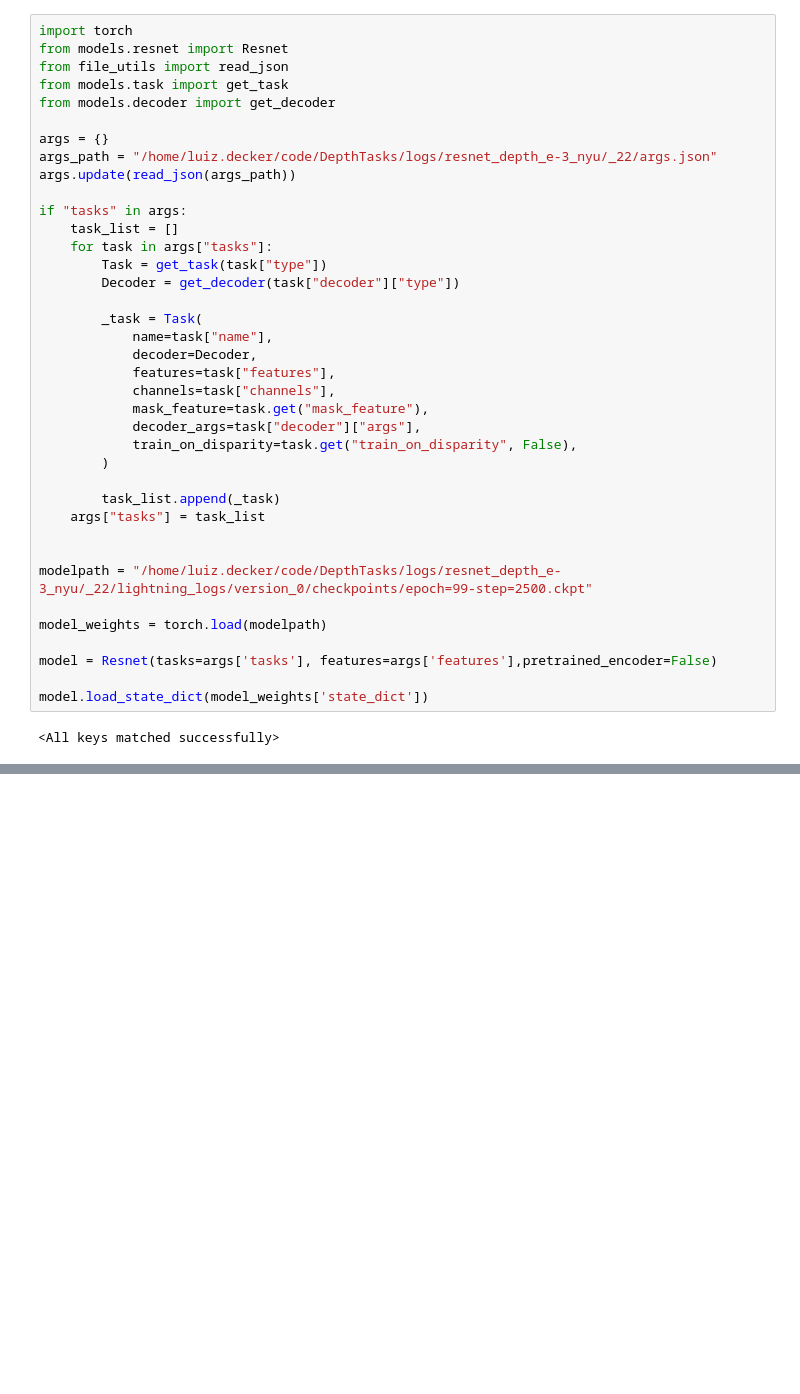
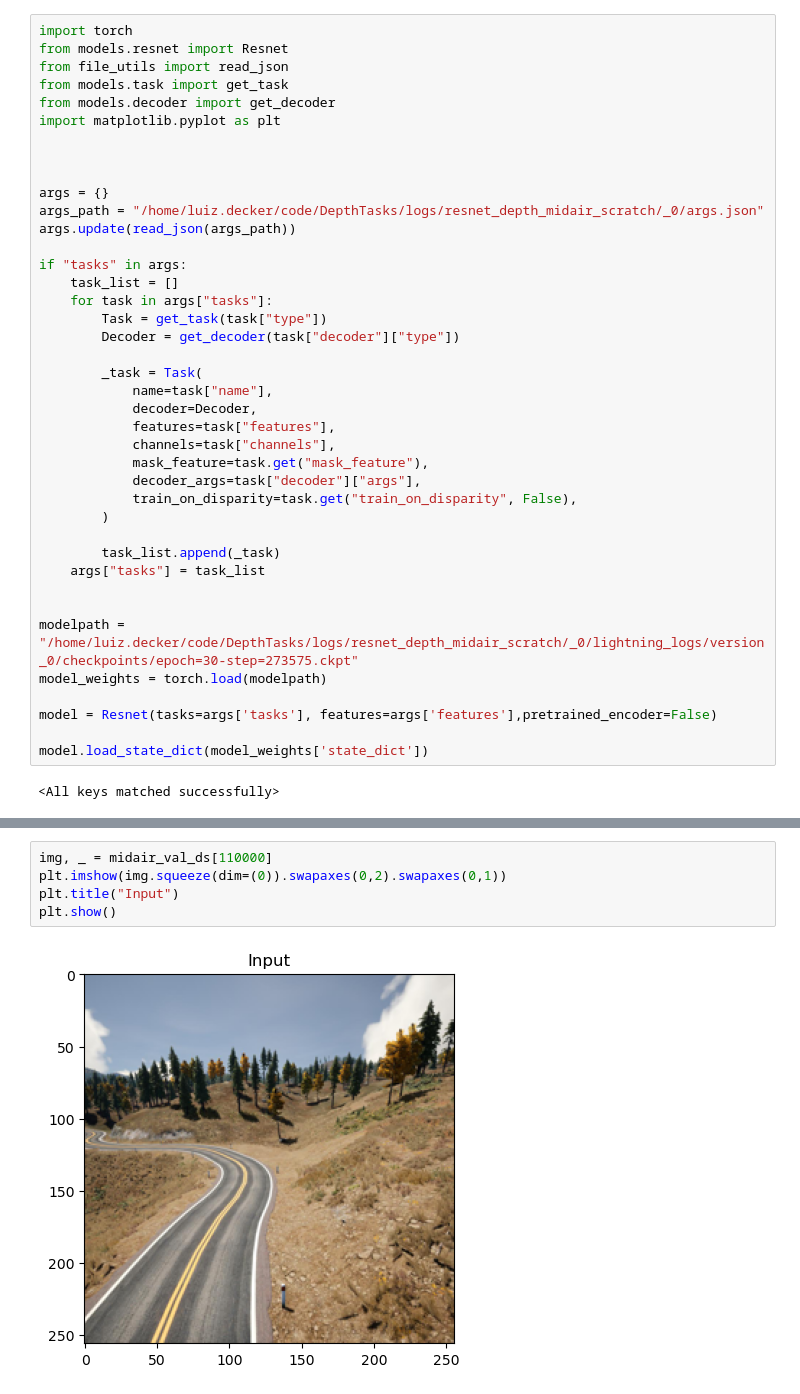
Before and after one commit to luisdecker/DepthTasks, a Jupyter notebook: src/evaluation.ipynb, the cells around one changed output, grey strips where cells are left out. Drawn from its saved outputs; the diff is of its cells as text; blank space fills up the shorter version.

```diff
--- a/src/evaluation.ipynb
+++ b/src/evaluation.ipynb
@@ -4,9 +4,12 @@ from models.resnet import Resnet
 from file_utils import read_json
 from models.task import get_task
 from models.decoder import get_decoder
+import matplotlib.pyplot as plt
+
+
 
 args = {}
-args_path = "/home/luiz.decker/code/DepthTasks/logs/resnet_depth_e-3_nyu/_22/args.json"
+args_path = "/home/luiz.decker/code/DepthTasks/logs/resnet_depth_midair_scratch/_0/args.json"
 args.update(read_json(args_path))
 
 if "tasks" in args:
@@ -29,8 +32,7 @@ if "tasks" in args:
     args["tasks"] = task_list
 
 
-modelpath = "/home/luiz.decker/code/DepthTasks/logs/resnet_depth_e-3_nyu/_22/lightning_logs/version_0/checkpoints/epoch=99-step=2500.ckpt"
-
+modelpath = "/home/luiz.decker/code/DepthTasks/logs/resnet_depth_midair_scratch/_0/lightning_logs/version_0/checkpoints/epoch=30-step=273575.ckpt"
 model_weights = torch.load(modelpath)
 
 model = Resnet(tasks=args['tasks'], features=args['features'],pretrained_encoder=False)
@@ -46 +71,8 @@ val_ds = NYUDepthV2(split='validation', **args)
+# %%
+img, _ = midair_val_ds[110000]
+plt.imshow(img.squeeze(dim=(0)).swapaxes(0,2).swapaxes(0,1))
+plt.title("Input")
+plt.show()
+# %% [output]
+[figure, added]
 # %%
```
Also changed, not shown: parts of 5 cells of this notebook, 2 other files.
